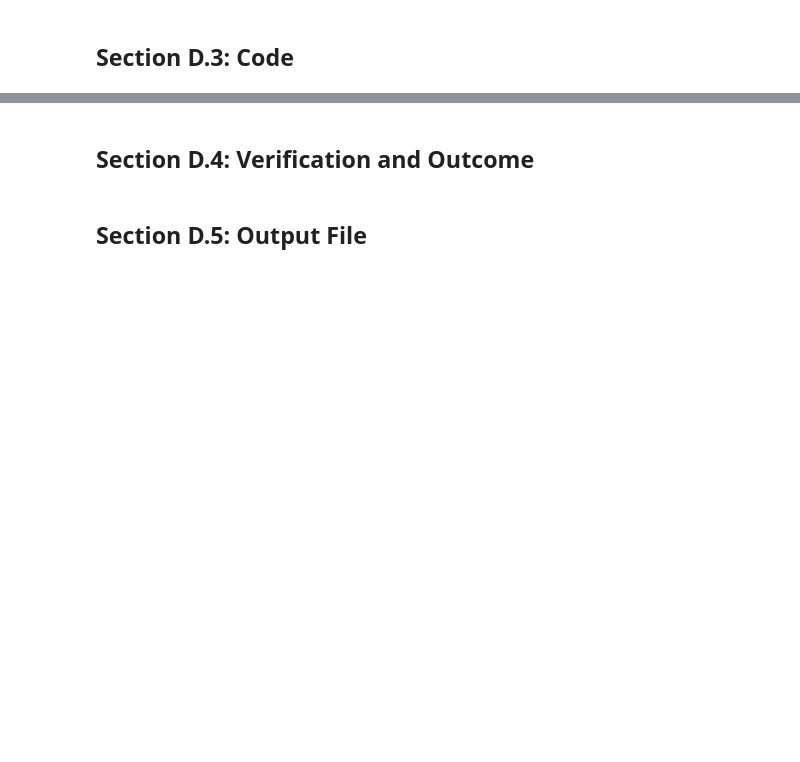
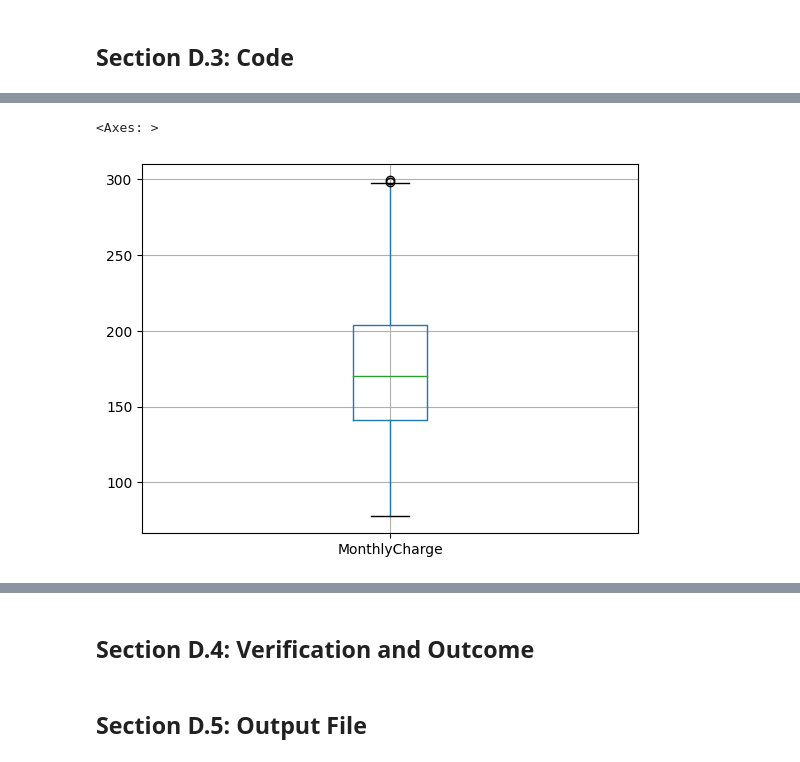
Before and after one commit to sjo1403/churn_data_cleaning, a Jupyter notebook: D206 Data Cleaning.ipynb, the cells around one changed output, grey strips where cells are left out. Cells and saved outputs as stored; diff of their text form; code cells hidden in the pictures; blank space fills up the shorter version.

```diff
--- a/D206 Data Cleaning.ipynb
+++ b/D206 Data Cleaning.ipynb
@@ -362,0 +462,10 @@ Name: MonthlyCharge, dtype: float64
+# %%
+# remove outliers from the MonthlyCharge and Email columns
+df.drop(index=charge_outliers.index, inplace=True)
+df.drop(index=email_outliers.index, inplace=True)
+# %%
+# verify outliers have been removed from MonthlyCharge
+df[['MonthlyCharge']].boxplot()
+# %% [output]
+<Axes: >
+[figure, added]
```
Also changed, not shown: parts of 44 cells of this notebook.
